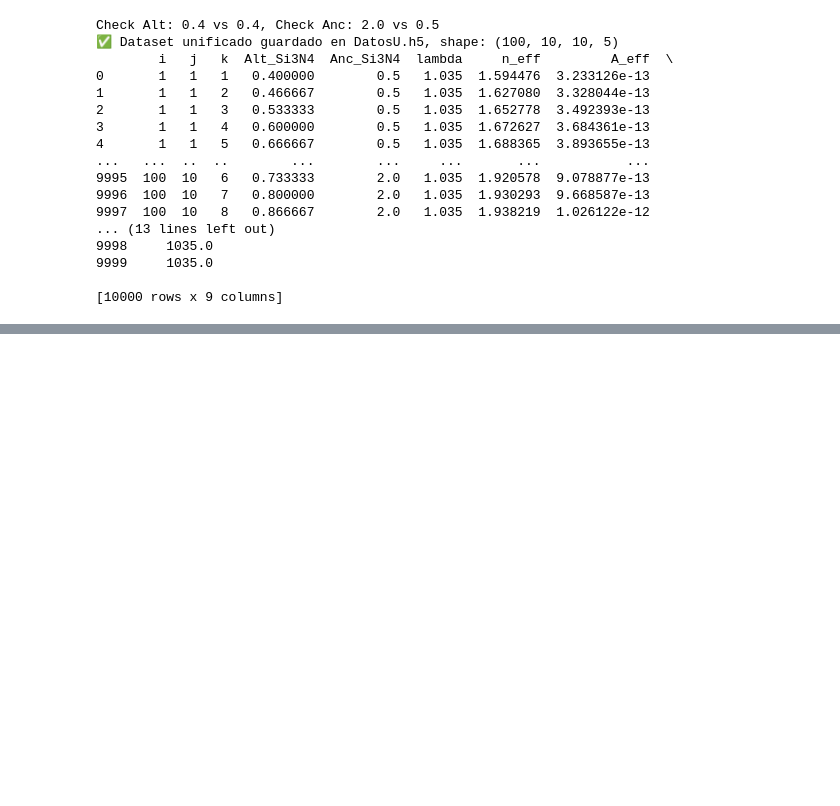
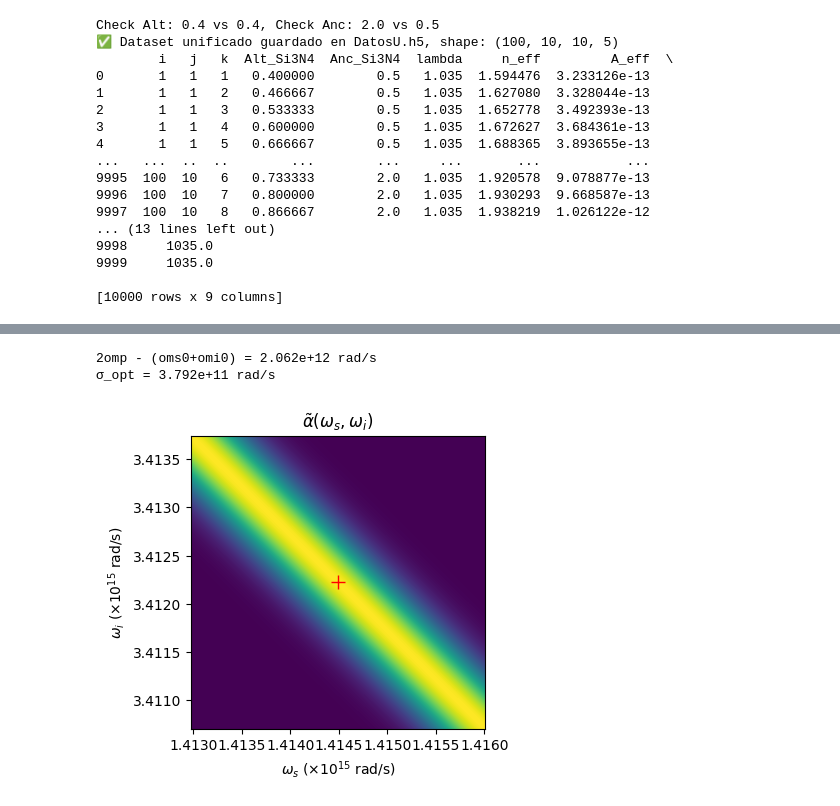
Before and after one commit to DavidFMH1/Reto_Fot-nica, a Jupyter notebook: Reto/Retop.ipynb, the cells around one changed output, grey strips where cells are left out. Drawn from its saved outputs; the diff is of its cells as text; code cells hidden in the pictures; blank space fills up the shorter version.

```diff
--- a/Reto/Retop.ipynb
+++ b/Reto/Retop.ipynb
@@ -97,18 +109,18 @@ def delta_k(lamp, lams, lami, p):
 # %%
 #intento con una geometria aleatoria hacer el grafico de ts = -ti
 
-jp = 6           #Ancho
-kp = 6           #Alto
+jpn = 2       #Ancho
+kpn = 1       #Alto
 
-df_p = df[(df['j']==jp) & (df['k']==kp)]
+df_p = df[(df['j']==jpn) & (df['k']==kpn)]
 
 lam_p = df_p['lambda'].values
-neff_p = df_p['n_eff'].values
+neff_vals = df_p['n_eff'].values
 
 alto = df_p['Alt_Si3N4'].iloc[0]
 ancho = df_p['Anc_Si3N4'].iloc[0]
 
-print(f"Geometría seleccionada: j={jp}, k={kp}")
+print(f"Geometría seleccionada: j={jpn}, k={kpn}")
 print(f"Altura = {alto:.4f} µm")
 print(f"Ancho  = {ancho:.4f} µm")
 # %% [output]
@@ -142,0 +304,67 @@ print(Lami[mask])
+# %%
+# === Parámetros físicos ===
+Gamma = 0.193             # aproximación sinc -> gauss
+L = 0.1            # longitud del medio [m] (ajusta: p.ej. 0.10 = 10 cm)
+
+# --- Punto de operación (en µm) ya definido por ti ---
+lambda_p_op, lambda_s_op, lambda_i_op = pts2[:,0][0], pts2[:,1][1], pts2[:,1][0]
+
+#lambda_p_opm, lam_s_axism, lambda_i_opm = lambda_p_op*1e6
+
+tau_s = L*(k_prime(lambda_p_op, p, dp) - k_prime(lambda_s_op, p, dp))           #s
+tau_i = L*(k_prime(lambda_p_op, p, dp) - k_prime(lambda_i_op, p, dp))           #s
+
+# Pasar a frecuencias angulares
+omega_p = 2*np.pi*c / (lambda_p_op*1e-6)
+omega_s0 = 2*np.pi*c / (lambda_s_op*1e-6)
+omega_i0 = 2*np.pi*c / (lambda_i_op*1e-6)
+
+# Comprobar centrado
+delta_E = (omega_s0 + omega_i0) - 2*omega_p
+print(f"2omp - (oms0+omi0) = {-delta_E:.3e} rad/s")
+
+# === Condición de factorabilidad: 1/σ^2 = -(Γ L^2 / 4) τs τi ===
+prod = tau_s * tau_i   # tau_s,tau_i en [s]
+if prod >= 0:
+    raise ValueError("No se puede factorar con σ real porque τs·τi ≥ 0 en este punto. Cambia geometría o punto.")
+sigma_opt = np.sqrt(-2.0/(Gamma*prod))    # [rad/s]
+
+print(f"σ_opt = {sigma_opt:.3e} rad/s")
+
+# === Malla alrededor del punto de operación (elige el tamaño que prefieras) ===
+# ancho en múltiplos de σ para visualizar
+mul = 4.0
+Ns = 2**10
+omega_s_grid = np.linspace((omega_s0 - mul*sigma_opt), (omega_s0 + mul*sigma_opt), Ns)
+omega_i_grid = np.linspace((omega_i0 - mul*sigma_opt), (omega_i0 + mul*sigma_opt), Ns)
+omS, omI = np.meshgrid(omega_s_grid, omega_i_grid, indexing='xy')
+
+# === Envolvente de bomba acoplada (anti-diagonal): α̃(oms,omi) ===
+# forma estándar: depende de (oms + omi - 2omp)
+alpha_tilde = np.exp(-((omS - omega_s0 + omI - omega_i0)**2)/(2*sigma_opt**2))
+
+# (Opcional) gráfico rápido en λ para que se parezca a tu figura de referencia
+lam_s_axis = (2*np.pi*c/omega_s_grid)*1e6  # µm
+lam_i_axis = (2*np.pi*c/omega_i_grid)*1e6  # µm
+
+# --- Escala para ejes en 10^15 rad/s ---
+scl = 1e-15
+oms_plot = omega_s_grid * scl
+omi_plot = omega_i_grid * scl
+oms0_plot = omega_s0 * scl
+omi0_plot = omega_i0 * scl
+
+plt.figure(figsize=(3.8,3.8))
+plt.imshow(alpha_tilde,
+           extent=[oms_plot.min(), oms_plot.max(), omi_plot.min(), omi_plot.max()],
+           origin='lower', cmap='viridis', aspect='auto', vmin=0, vmax=1)
+plt.plot([oms0_plot], [omi0_plot], 'r+', ms=10)
+
+plt.xlabel(r'$\omega_s$ ($\times 10^{15}$ rad/s)')
+plt.ylabel(r'$\omega_i$ ($\times 10^{15}$ rad/s)')
+plt.title(r'$\tilde{\alpha}(\omega_s,\omega_i)$')
+plt.show()
+# %% [output]
+2omp - (oms0+omi0) = 2.062e+12 rad/s
+σ_opt = 3.792e+11 rad/s
+[figure, added]
```
Also changed, not shown: parts of 9 cells of this notebook, 12 other files.
